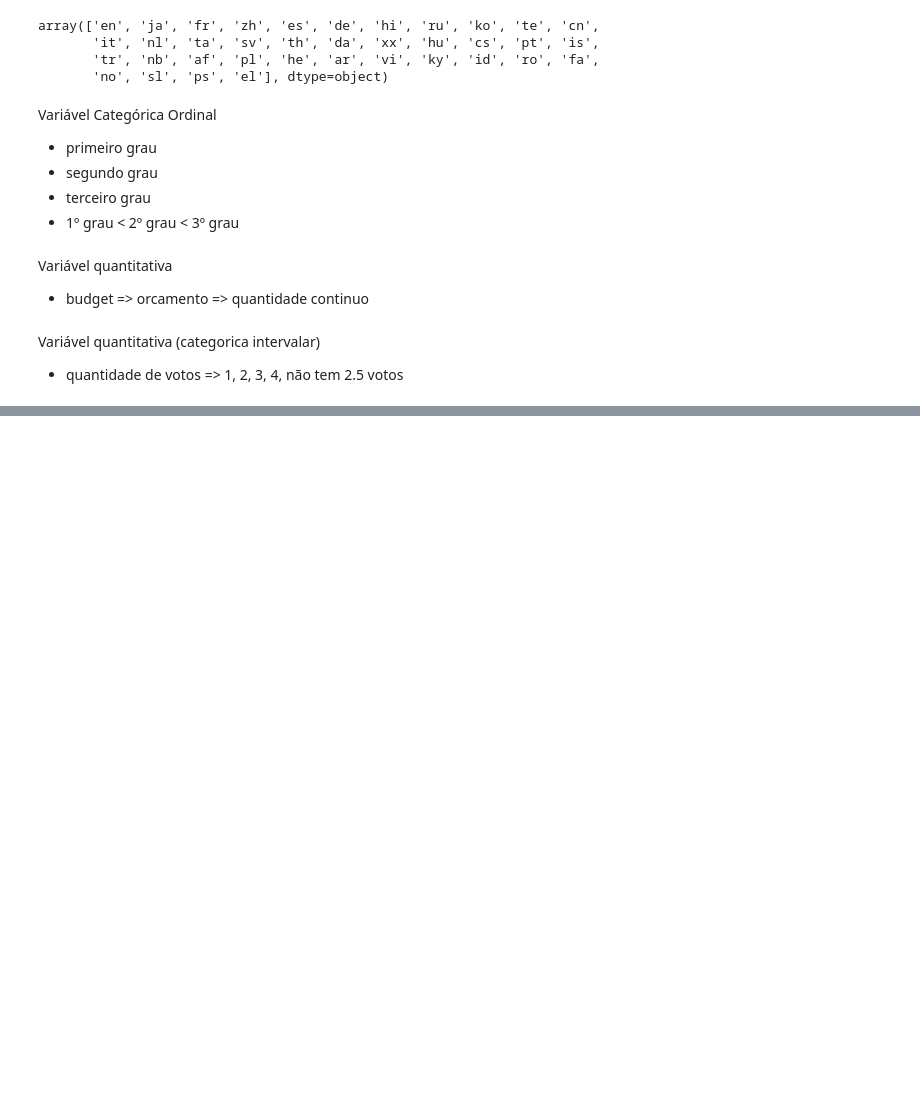
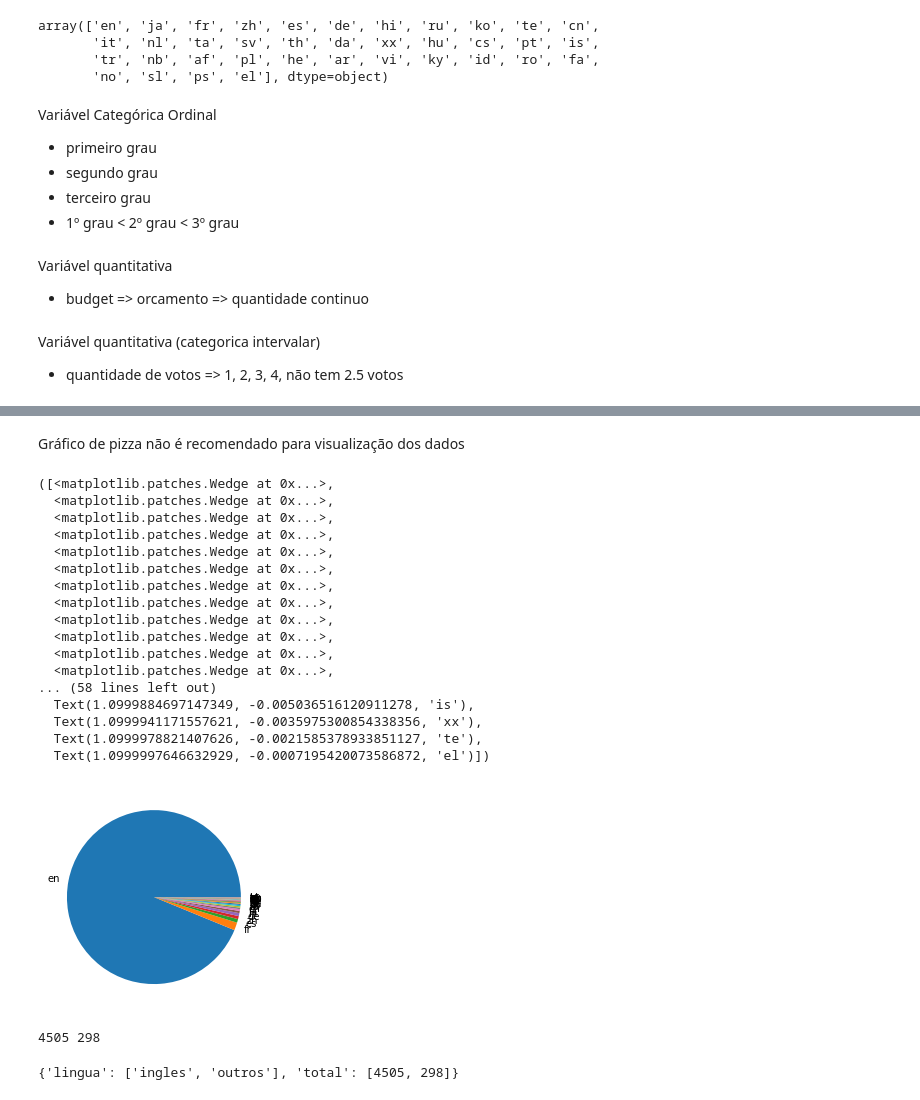
Before and after one commit to cglima/alura-data-science-primeiros-passos, a Jupyter notebook: notebook/introducao-data-science.ipynb, the cells around one changed output, grey strips where cells are left out. Drawn from its saved outputs; the diff is of its cells as text; code cells hidden in the pictures; blank space fills up the shorter version.

```diff
--- a/notebook/introducao-data-science.ipynb
+++ b/notebook/introducao-data-science.ipynb
@@ -338,0 +431,39 @@ Variável quantitativa (categorica intervalar)
+# %% [markdown]
+Gráfico de pizza não é recomendado para visualização dos dados
+# %%
+plt.pie(contagem_de_lingua["total"], labels=contagem_de_lingua["original_language"])
+# %% [output]
+([<matplotlib.patches.Wedge at 0x...>,
+  <matplotlib.patches.Wedge at 0x...>,
+  <matplotlib.patches.Wedge at 0x...>,
+  <matplotlib.patches.Wedge at 0x...>,
+  <matplotlib.patches.Wedge at 0x...>,
+  <matplotlib.patches.Wedge at 0x...>,
+  <matplotlib.patches.Wedge at 0x...>,
+  <matplotlib.patches.Wedge at 0x...>,
+  <matplotlib.patches.Wedge at 0x...>,
+  <matplotlib.patches.Wedge at 0x...>,
+  <matplotlib.patches.Wedge at 0x...>,
+  <matplotlib.patches.Wedge at 0x...>,
+... (58 lines left out)
+  Text(1.0999884697147349, -0.005036516120911278, 'is'),
+  Text(1.0999941171557621, -0.0035975300854338356, 'xx'),
+  Text(1.0999978821407626, -0.0021585378933851127, 'te'),
+  Text(1.0999997646632929, -0.0007195420073586872, 'el')])
+[figure, added]
+# %%
+total_por_lingua = tmdb["original_language"].value_counts()
+total_geral = total_por_lingua.sum()
+total_de_ingles = total_por_lingua["en"]
+total_do_resto = total_geral - total_de_ingles
+print(total_de_ingles, total_do_resto)
+# %% [output]
+4505 298
+# %%
+dados = {
+    'lingua' : ['ingles', 'outros'],
+    'total' : [total_de_ingles, total_do_resto]
+}
+dados
+# %% [output]
+{'lingua': ['ingles', 'outros'], 'total': [4505, 298]}
```
Also changed, not shown: parts of 19 cells of this notebook.
